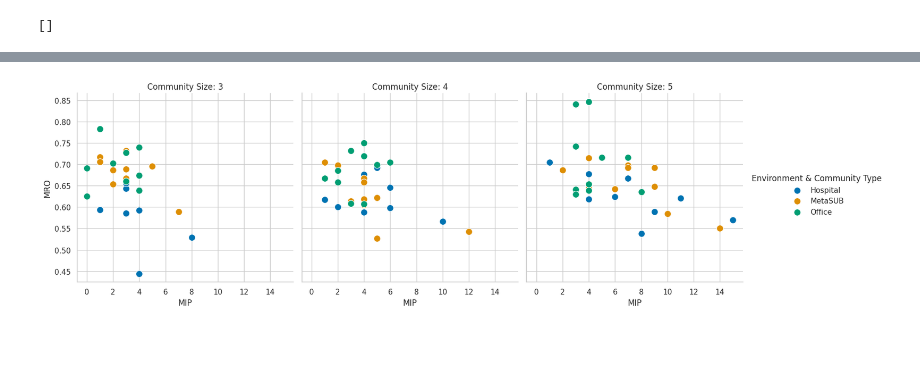
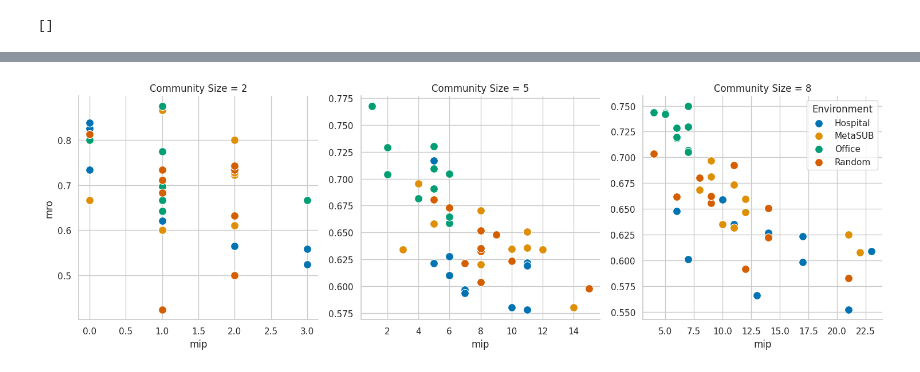
Before and after one commit to RamanLab/Hospital_Microbiome, a Jupyter notebook: 5_Model_properties.ipynb, the cells around one changed output, grey strips where cells are left out. Saved outputs shown, nothing was run; the diff lists cells and outputs as text; code cells hidden in the pictures; blank space fills up the shorter version.

```diff
--- a/5_Model_properties.ipynb
+++ b/5_Model_properties.ipynb
@@ -9,13 +9,17 @@ import os
 import pandas as pd
 import random
 import seaborn as sns
+import numpy as np
 
 from cobra.medium import minimal_medium
+from scipy.stats import mannwhitneyu
+from scipy.stats import ks_2samp
 
 input_path = '/mnt/Local_Disk_1/Hospital_Microbiome/Data/Output_data/network_files/'
 model_path = '/mnt/Local_Disk_1/Hospital_Microbiome/Data/Modeling/Models/'
 output_path = '/mnt/Local_Disk_1/Hospital_Microbiome/Data/Modeling/'
 sample_path = '/mnt/Local_Disk_1/Hospital_Microbiome/Data/Output_data/phyloseq_source/'
+figure_path = '/mnt/Local_Disk_1/Hospital_Microbiome/Data/Figures/'
 # %%
 # Load all the models
 os.chdir(model_path)
@@ -236,13 +334,12 @@ with open(output_path + 'run_smetana.sh', 'w') as f:
 !bash {output_path + 'run_smetana.sh'}
 # %%
 # Visualisation
-smetana_results = pd.read_csv(output_path + 'Smetana_output/Com_3-4-5_10_v2.csv_global.tsv', sep = "\t")
+smetana_results = pd.read_csv(output_path + 'Smetana_output/Com_2-5-8_10_v2.csv_global.tsv', sep = "\t")
 smetana_results = smetana_results.dropna()
 
 smetana_results[['Environment', 'Community Size', 'Iterations',
-                 'Community Number', 'Community Type']] = smetana_results['community'].str.split('_', expand = True)
+                 'Community Number']] = smetana_results['community'].str.split('_', expand = True)
 
-smetana_results['Community Type'] = smetana_results['Community Type'].replace({None: 'real'})
 smetana_results
 # %% [output]
 |  | community | medium | size | mip | mro | Environment | Community Size | Iterations | ... |
@@ -295,28 +358,18 @@ plt.show()
-# %%
-smetana_results = smetana_results[smetana_results['Community Type'] == 'random']
 # %%
 # Create the scatter plot with seaborn
 sns.set(style="whitegrid")
 
-# Define the marker styles
-markers = {'Real': 'o', 'random': 's'}
-
 # Create a FacetGrid for subplots by 'Community Size'
 g = sns.FacetGrid(smetana_results, col="Community Size", hue="Environment", palette="colorblind",
-                  height=5, aspect=1, legend_out=True)
+                        height=5, aspect=1, legend_out=True, sharex=False, sharey=False)
 
 # Map the scatterplot to the grid
-g.map(sns.scatterplot, 'mip', 'mro', #style='Community Type',
-      markers=markers, s=100)
+g.map(sns.scatterplot, 'mip', 'mro', s=100)
 
-# Add axis labels and titles
-g.set_axis_labels("MIP", "MRO")
-g.add_legend(title="Environment & Community Type")
+# Add legend
+plt.legend(title="Environment")
 
-# Set the titles for each subplot
-for ax, title in zip(g.axes.flat, g.col_names):
-    ax.set_title(f'Community Size: {title}')
-
+plt.savefig(figure_path + 'smetana_scatterplot.svg', format='svg', dpi=500)
 plt.show()
 # %% [output]
-[figure, old version]
+[figure, new version]
```
Also changed, not shown: parts of 17 cells of this notebook.
